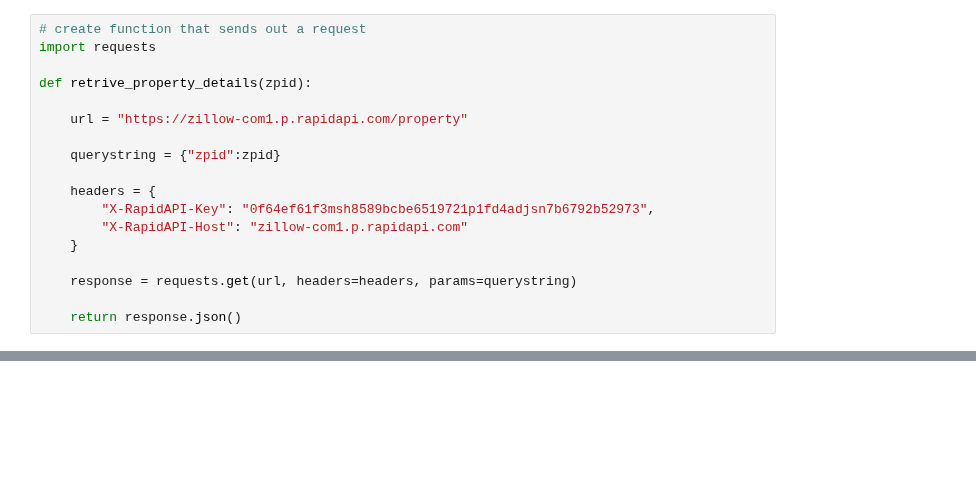
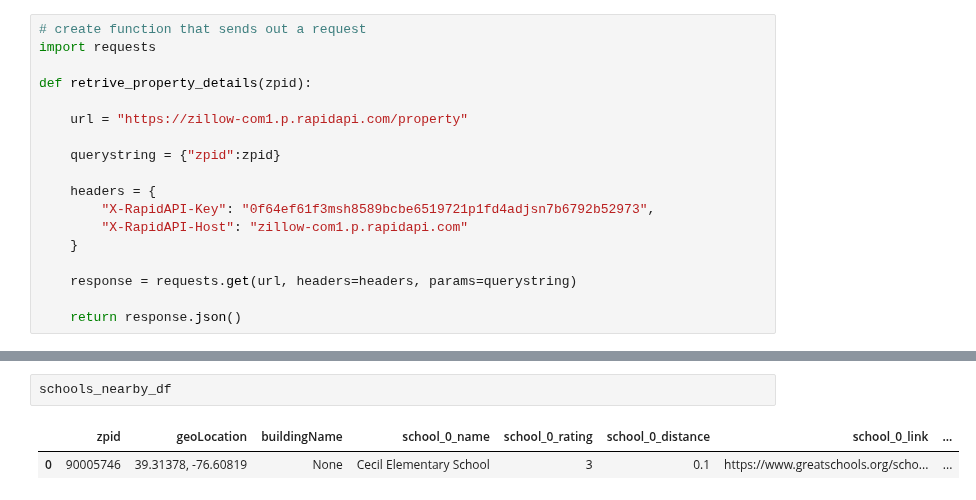
Before and after one commit to oisintheginger/mscfinalproject, a Jupyter notebook: property_details_notebook.ipynb, the cells around one changed output, grey strips where cells are left out. Saved outputs shown, nothing was run; the diff lists cells and outputs as text; blank space fills up the shorter version.

```diff
--- a/property_details_notebook.ipynb
+++ b/property_details_notebook.ipynb
@@ -129,0 +329,5 @@ address_details_df
+# %%
+schools_nearby_df
+# %% [output]
+|  | zpid | geoLocation | buildingName | school_0_name | school_0_rating | school_0_distance | school_0_link | ... |
+| 0 | 90005746 | 39.31378, -76.60819 | None | Cecil Elementary School | 3 | 0.1 | https://www.greatschools.org/scho... | ... |
```
Also changed, not shown: parts of 14 cells of this notebook.
